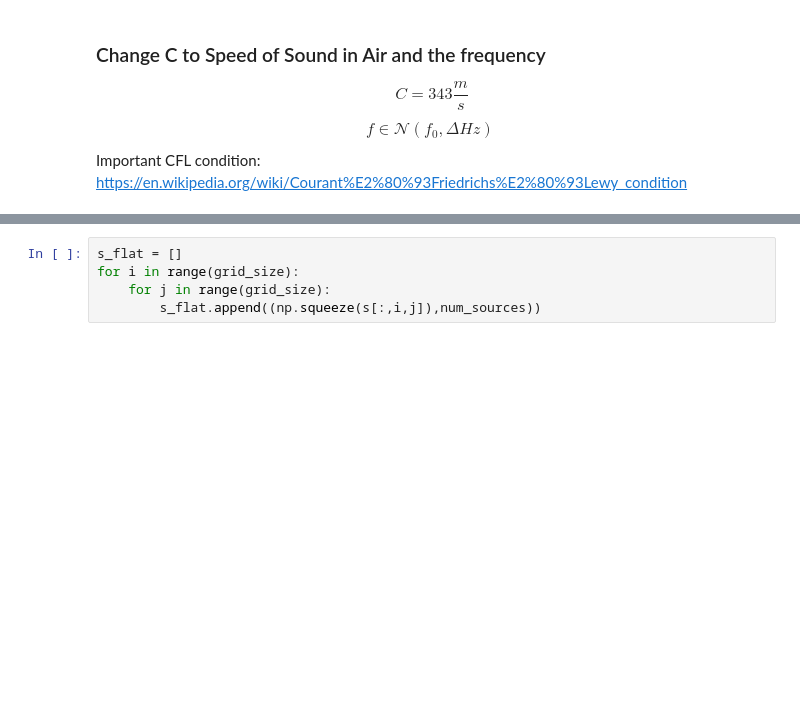
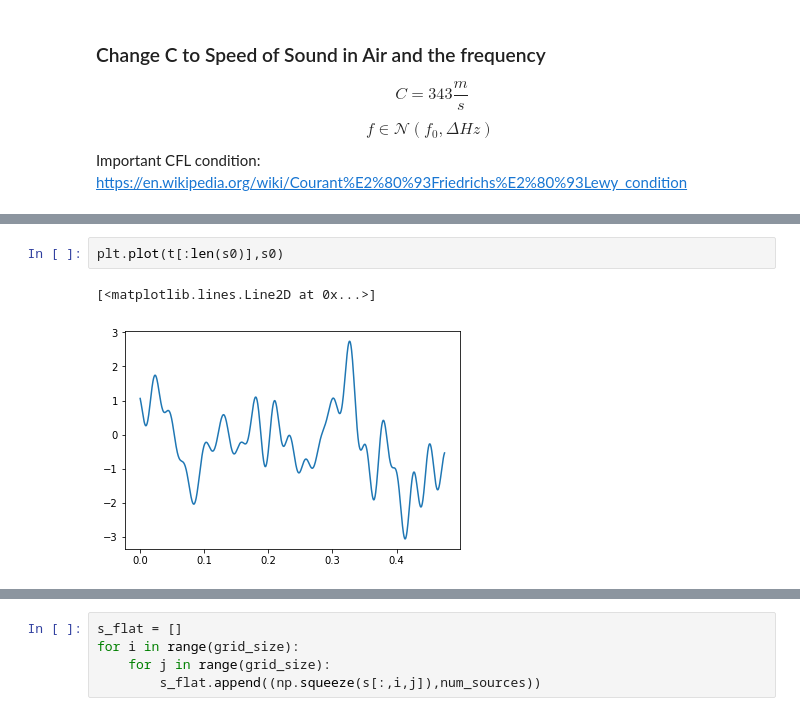
Before and after one commit to dwidemann/self_supervision_for_transfer_learning, a Jupyter notebook: notebooks/generate_wave_eqn_data.ipynb, the cells around one changed output, grey strips where cells are left out. Saved outputs shown, nothing was run; the diff lists cells and outputs as text; blank space fills up the shorter version.

```diff
--- a/notebooks/generate_wave_eqn_data.ipynb
+++ b/notebooks/generate_wave_eqn_data.ipynb
@@ -277,3 +287,8 @@ from numpy.fft import rfft
+# %%
+plt.plot(t[:len(s0)],s0)
+# %% [output]
+[<matplotlib.lines.Line2D at 0x...>]
+[figure, added]
 # %%
 nfft = len(s0)
 #outfile = '{}_synthetic_FFT.png'.format(pngFn)
```
Also changed, not shown: parts of 17 cells of this notebook, 1 other file.
